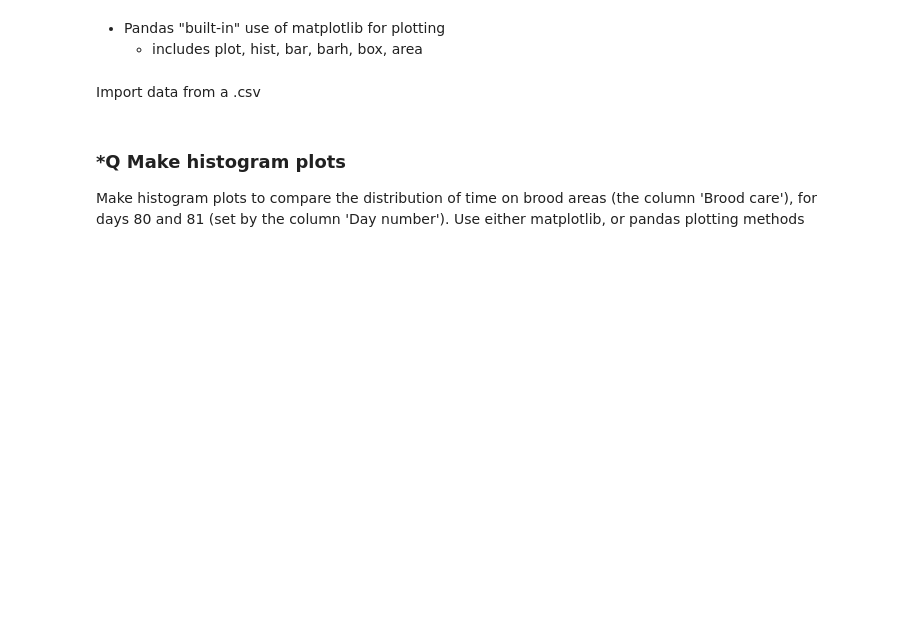
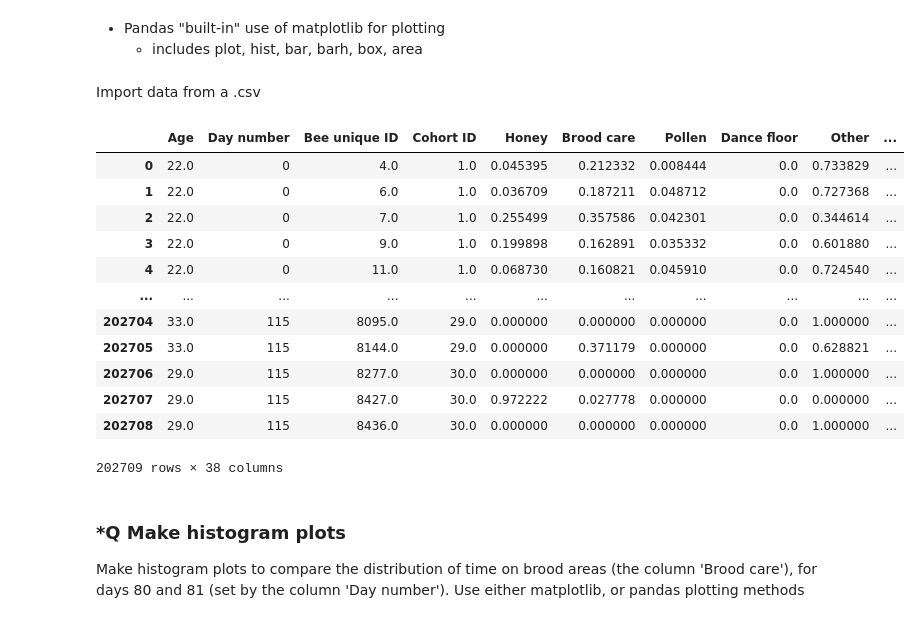
Before and after one commit to calovids/IMPRS-Python-Workshop, a Jupyter notebook: session2/Plotting with Matplotlib and Seaborn-InClassNotebook.ipynb, the cells around one changed output. Drawn from its saved outputs; the diff is of its cells as text; code cells hidden in the pictures; blank space fills up the shorter version.

Commit message:
updated local file paths

```diff
--- a/session2/Plotting with Matplotlib and Seaborn-InClassNotebook.ipynb
+++ b/session2/Plotting with Matplotlib and Seaborn-InClassNotebook.ipynb
@@ -297,3 +298,22 @@ df
+# %%
+# Use local file
+path = '../data/daydatamat.csv'
+df = pd.read_csv(path,index_col=0)
+df
+# %% [output]
+|  | Age | Day number | Bee unique ID | Cohort ID | Honey | Brood care | Pollen | Dance floor | Other | ... |
+| 0 | 22.0 | 0 | 4.0 | 1.0 | 0.045395 | 0.212332 | 0.008444 | 0.0 | 0.733829 | ... |
+| 1 | 22.0 | 0 | 6.0 | 1.0 | 0.036709 | 0.187211 | 0.048712 | 0.0 | 0.727368 | ... |
+| 2 | 22.0 | 0 | 7.0 | 1.0 | 0.255499 | 0.357586 | 0.042301 | 0.0 | 0.344614 | ... |
+| 3 | 22.0 | 0 | 9.0 | 1.0 | 0.199898 | 0.162891 | 0.035332 | 0.0 | 0.601880 | ... |
+| 4 | 22.0 | 0 | 11.0 | 1.0 | 0.068730 | 0.160821 | 0.045910 | 0.0 | 0.724540 | ... |
+| ... | ... | ... | ... | ... | ... | ... | ... | ... | ... | ... |
+| 202704 | 33.0 | 115 | 8095.0 | 29.0 | 0.000000 | 0.000000 | 0.000000 | 0.0 | 1.000000 | ... |
+| 202705 | 33.0 | 115 | 8144.0 | 29.0 | 0.000000 | 0.371179 | 0.000000 | 0.0 | 0.628821 | ... |
+| 202706 | 29.0 | 115 | 8277.0 | 30.0 | 0.000000 | 0.000000 | 0.000000 | 0.0 | 1.000000 | ... |
+| 202707 | 29.0 | 115 | 8427.0 | 30.0 | 0.972222 | 0.027778 | 0.000000 | 0.0 | 0.000000 | ... |
+| 202708 | 29.0 | 115 | 8436.0 | 30.0 | 0.000000 | 0.000000 | 0.000000 | 0.0 | 1.000000 | ... |
+202709 rows × 38 columns
 # %%
 # select a subset and make a quick plot
 dfsel = df[df['Day number']==10]
```
Also changed, not shown: parts of 2 cells of this notebook, 4 other files.
